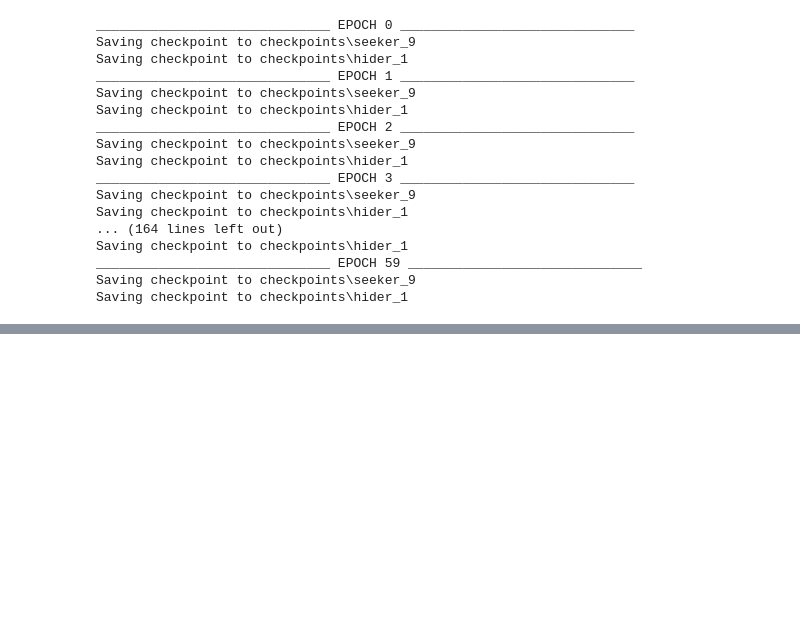
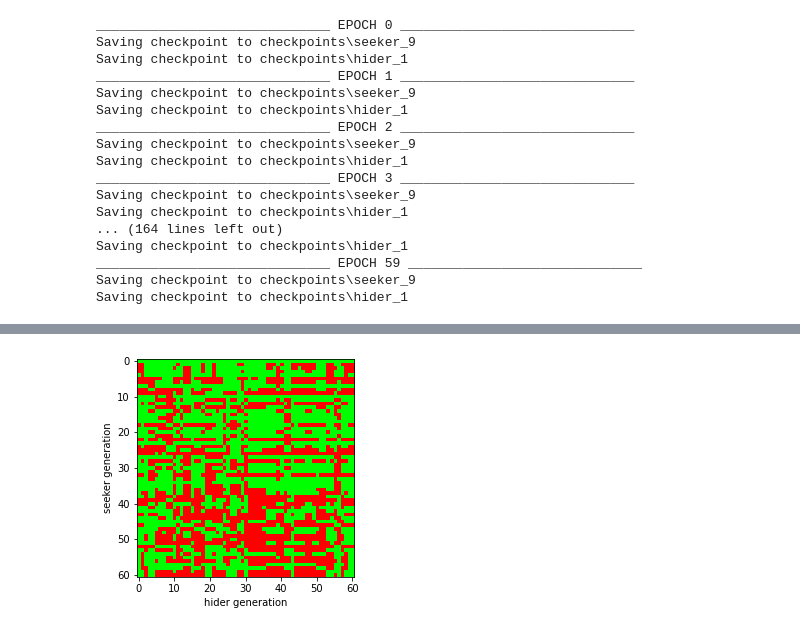
Before and after one commit to TomSpeedy/neat_coevolution, a Jupyter notebook: co_evolution.ipynb, the cells around one changed output, grey strips where cells are left out. Saved outputs shown, nothing was run; the diff lists cells and outputs as text; code cells hidden in the pictures; blank space fills up the shorter version.

```diff
--- a/co_evolution.ipynb
+++ b/co_evolution.ipynb
@@ -682,0 +664,23 @@ eval 60
+# %%
+
+def CIAO_tournament(hide_winners, seek_winners):
+    CIAO_matrix = np.zeros((len(seek_winners), len(hide_winners)))
+    for seek_index, seeker in enumerate(seek_winners):
+        for hide_index, hider in enumerate(hide_winners):
+            seeker_score = simulate(
+            MAP, eval_map_state_seeker,
+            NN_policy, NN_policy,
+            plot_func=None, num_steps=80,
+            hide_net = neat.nn.FeedForwardNetwork.create(hider, config_hider),
+            seek_net = neat.nn.FeedForwardNetwork.create(seeker, config_seeker),
+            generation = (GENERATION_HIDE+GENERATION_SEEK) * EPOCHS,
+            )
+            if seeker_score > REWARD - FIT_SIMULATION_STEPS - 1:
+                CIAO_matrix[seek_index, hide_index] = 1
+    plt.ylabel("seeker generation")
+    plt.xlabel("hider generation")
+    plt.imshow(CIAO_matrix, cmap = matplotlib.colors.ListedColormap(["lime", "red"]))
+    plt.savefig(f'{MAP_SIMPLE_NAME}_CIAO.png')
+CIAO_tournament(hide_winners, seek_winners)
+# %% [output]
+[figure, added]
```
Also changed, not shown: parts of 5 cells of this notebook, 8 other files.
